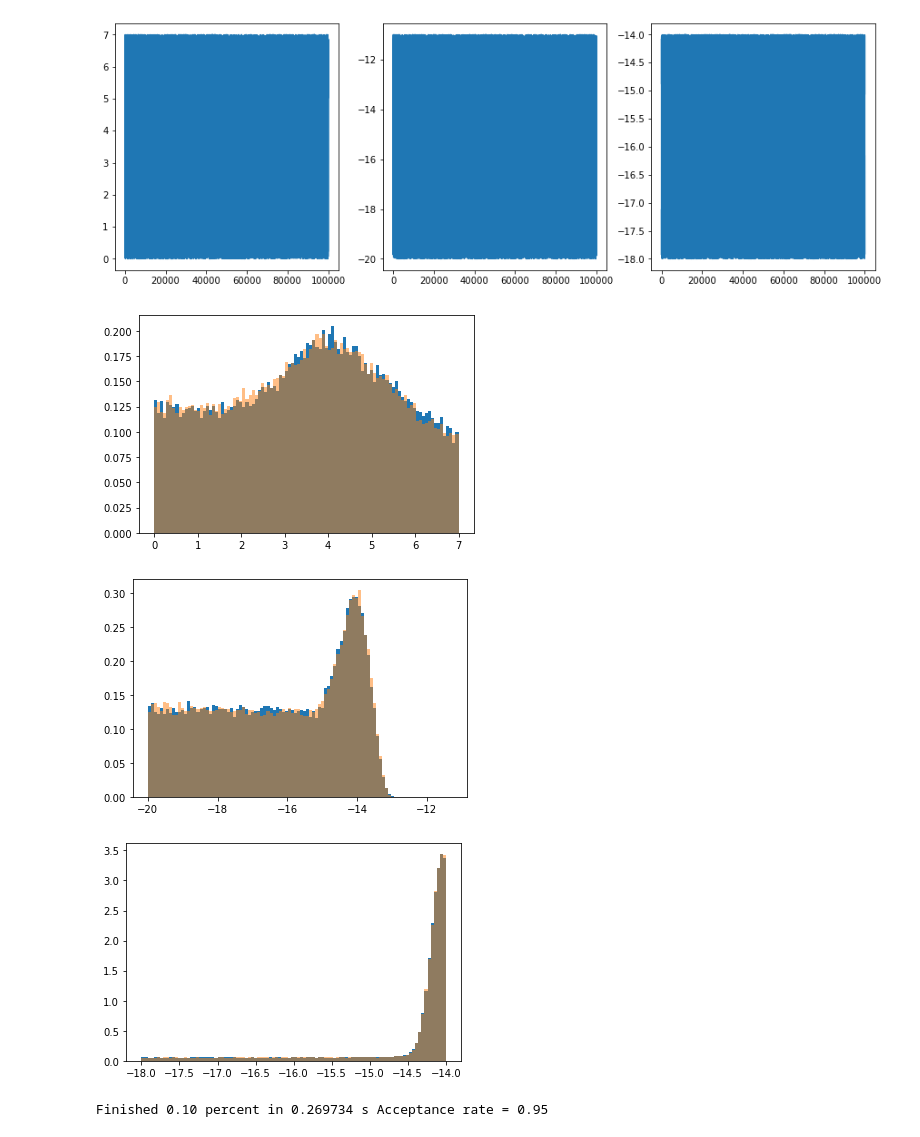
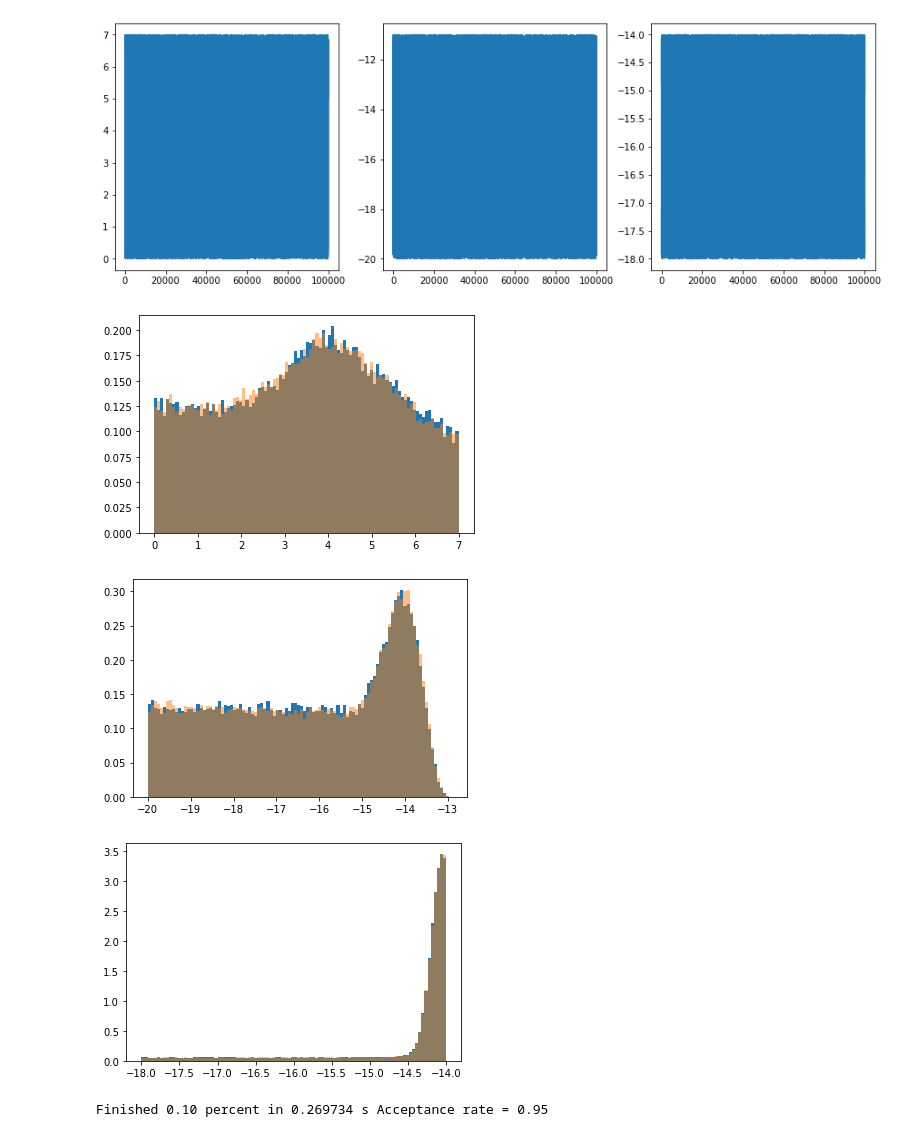
Before and after one commit to AaronDJohnson/impulse_mcmc, a Jupyter notebook: examples/pta_test.ipynb, the cells around one changed output. Cells and saved outputs as stored; diff of their text form; code cells hidden in the pictures.

```diff
--- a/examples/pta_test.ipynb
+++ b/examples/pta_test.ipynb
@@ -45,15 +45,15 @@ for ii in range(ntemps):
 # %%
 outDir = './chains/sngl/'
 with open(outDir + 'chain_1.txt', 'r') as f:
     chain2 = np.loadtxt(f)
 for ii in range(3):
-    __, bins, __ = plt.hist(chain[::10, ii, 0], bins=100, density=True)
+    __, bins, __ = plt.hist(chain[20000::10, ii, 0], bins=100, density=True)
     plt.hist(chain2[:, ii], bins=bins, density=True, alpha=0.5)
     # plt.hist(samples[:, ii], bins=bins, density=True, alpha=0.5)
     plt.show()
 # %% [output]
-[figure, old version]
+[figure, new version]
-[figure, old version]
+[figure, new version]
 [figure]
 # %%
 x0 = np.hstack([p.sample() for p in pta.params])
```
Also changed, not shown: parts of 1 cell of this notebook, 7 other files.
